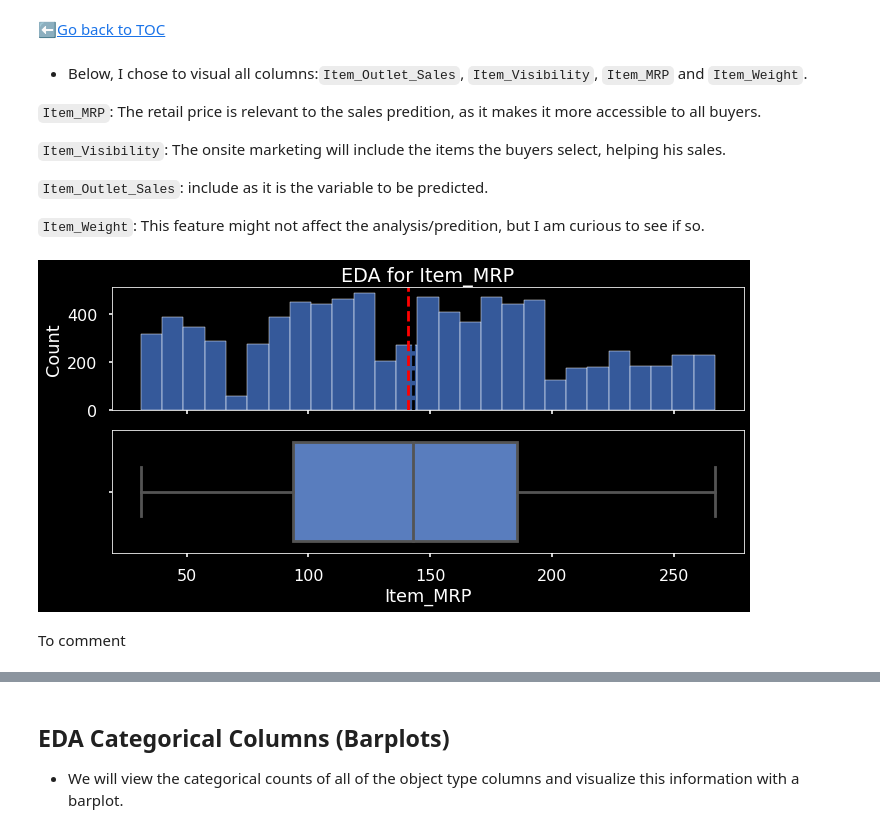
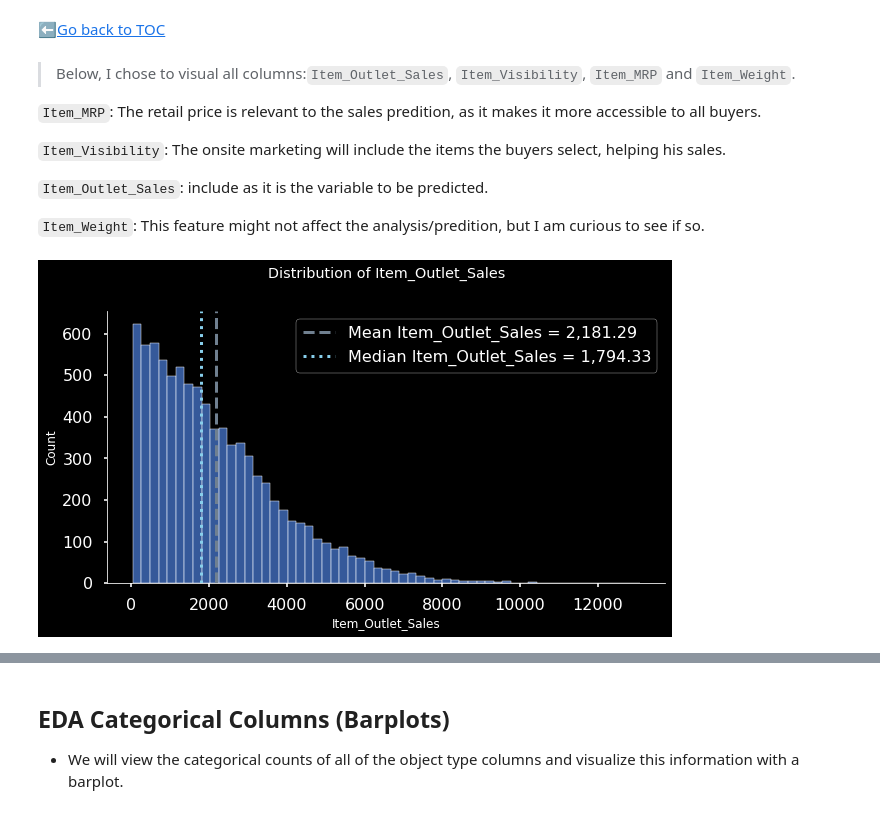
Before and after one commit to pylabview/sales-predicctions, a Jupyter notebook: DS_Sales_Predicctions_Final.ipynb, the cells around one changed output, grey strips where cells are left out. Saved outputs shown, nothing was run; the diff lists cells and outputs as text; code cells hidden in the pictures.

```diff
--- a/DS_Sales_Predicctions_Final.ipynb
+++ b/DS_Sales_Predicctions_Final.ipynb
@@ -340,7 +448,7 @@ print_num_cols(df)
 # %% [markdown]
 ⬅️[Go back to TOC](#TOC)
 # %% [markdown]
-- Below, I chose to visual all columns:`Item_Outlet_Sales`, `Item_Visibility`, `Item_MRP` and `Item_Weight`.
+>Below, I chose to visual all columns:`Item_Outlet_Sales`, `Item_Visibility`, `Item_MRP` and `Item_Weight`.
 
 `Item_MRP`: The retail price is relevant to the sales predition, as it makes it more accessible to all buyers.
 
@@ -379,7 +460,5 @@ def plot_numeric(df,col):
 # %%
 df_no_index = df.reset_index()
-plot_numeric(df_no_index,'Item_MRP')
+plot_dist(df_no_index,'Item_Outlet_Sales','Item_Outlet_Sales',format_price=False);
 # %% [output]
-[figure, old version]
+[figure, new version]
-# %% [markdown]
-To comment
```
Also changed, not shown: parts of 34 cells of this notebook.
